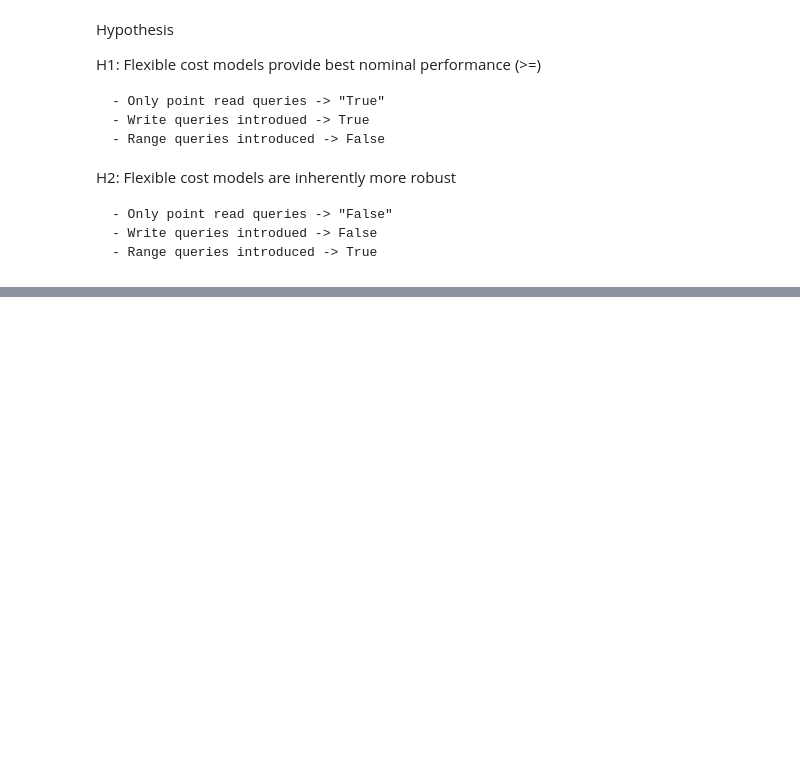
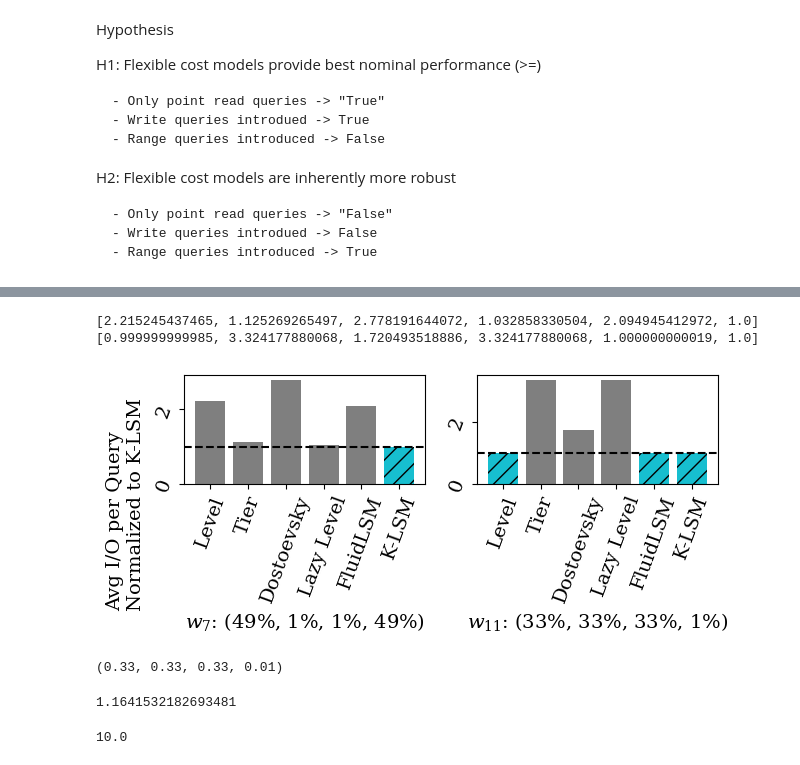
Before and after one commit to ephoris/endure-jupyter, a Jupyter notebook: experiments/nominal_comparisons.ipynb, the cells around one changed output, grey strips where cells are left out. Saved outputs shown, nothing was run; the diff lists cells and outputs as text; code cells hidden in the pictures; blank space fills up the shorter version.

```diff
--- a/experiments/nominal_comparisons.ipynb
+++ b/experiments/nominal_comparisons.ipynb
@@ -283,3 +314,49 @@ for idx, workload in enumerate(wls):
 # idx = 11
 # for model in models:
 #     old_fig, ax = plot_rw_graph(wls[idx], samples, model=model)
+# %%
+models = ['Level', 'Tier', 'Dostoevsky', 'Lazy Level', 'FluidLSM', 'K-LSM']
+# names = ['Level', 'Tier', 'Dost', 'LazyLevel', 'FluidLSM', 'K']
+# markers = ['*', 'o', '+', 'd', 'x', 's']
+# markers = {model: marker for model, marker in zip(models, markers)}
+colors = ['tab:gray', 'tab:gray', 'tab:gray', 'tab:gray', 'tab:gray', 'tab:cyan']
+# colors = {model: color for model, color in zip(models, colors)}
+# %%
+def hist_plot(workloads, plot_error=False):
+    fig, axes = plt.subplots(nrows=1, ncols=2, tight_layout=True)
+
+    for idx, (workload, ax) in enumerate(zip(workloads, axes)):
+        tunings = {model: get_nominal_tuning(workload, model) for model in models}
+        w0 = np.array([workload[key] for key in ('z0', 'z1', 'q', 'w')])
+        wl_id = workload['id']
+        z0, z1, q, w = w0
+        xs = []
+        base = eval_nominal('K-LSM', tunings['K-LSM'], z0, z1, q, w)
+        for model, desc in tunings.items():
+            xs.append(round(eval_nominal(model, desc, z0, z1, q, w) / base, 12))
+        if wl_id == 11:
+            colors = ['tab:cyan', 'tab:gray', 'tab:gray', 'tab:gray', 'tab:cyan', 'tab:cyan']
+            hatches = ['//', '', '', '', '//', '//']
+        else:
+            colors = ['tab:gray', 'tab:gray', 'tab:gray', 'tab:gray', 'tab:gray', 'tab:cyan']
+            hatches = ['', '', '', '', '', '//']
+        ax.bar(models, xs, color=colors, hatch=hatches)
+        ax.axhline(y=1, linestyle='--', color='black')
+        ax.tick_params(rotation=70)
+        ax.set_xlabel(f'$w_{{{wl_id}}}$: ({w0[0]:.0%}, {w0[1]:.0%}, {w0[2]:.0%}, {w0[3]:.0%})')
+        print(xs)
+        # for key, val in tunings.items():
+        #     print(f'{key}: {val["design"]}')
+
+    # axes[0].set_xlabel(f'Model | $w_{{{wl_id}}}$: ({w0[0]:.0%}, {w0[1]:.0%}, {w0[2]:.0%}, {w0[3]:.0%})')
+    fig.supylabel(f'Avg I/O per Query\nNormalized to K-LSM', x=0.05)
+    return fig, axes, xs
+# %%
+set_style(fsz=14)
+fig, axes, xs = hist_plot([wls[7], wls[11]])
+set_size(fig, width=2*3.33, height=1.5*2)
+save_fig(fig, 'hist_nominal_wl.pdf')
+# %% [output]
+[2.215245437465, 1.125269265497, 2.778191644072, 1.032858330504, 2.094945412972, 1.0]
+[0.999999999985, 3.324177880068, 1.720493518886, 3.324177880068, 1.000000000019, 1.0]
+[figure, added]
@@ -285,0 +371,13 @@ for idx, workload in enumerate(wls):
+# %%
+z0, z1, q, w = np.array([wls[11][key] for key in ('z0', 'z1', 'q', 'w')])
+z0, z1, q, w
+# %% [output]
+(0.33, 0.33, 0.33, 0.01)
+# %%
+(10 * config['system']['N']) / 8 / 1024 / 1024 / 1024
+# %% [output]
+1.1641532182693481
+# %%
+(10 * 2**33) / 8 / 1024 / 1024 / 1024
+# %% [output]
+10.0
```
Also changed, not shown: parts of 20 cells of this notebook, 1 other file.
